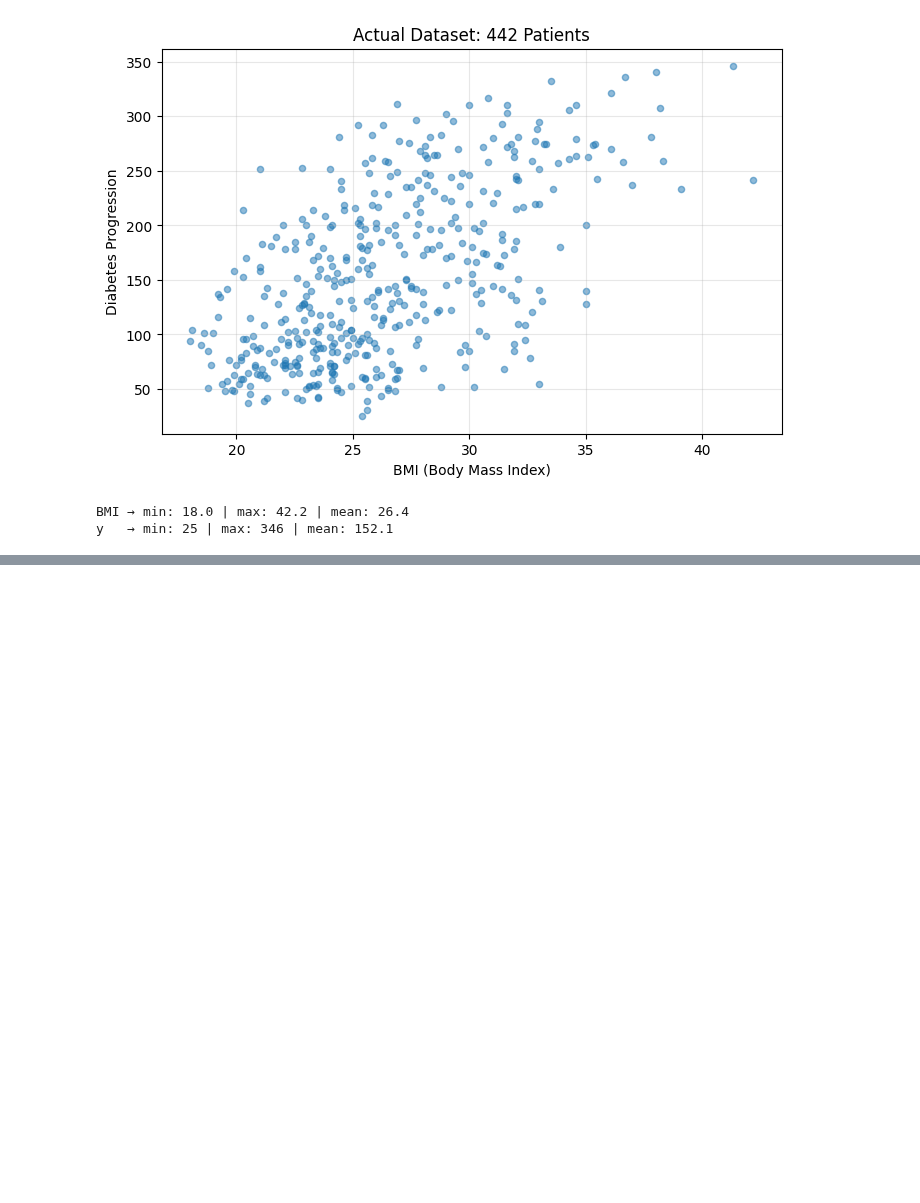
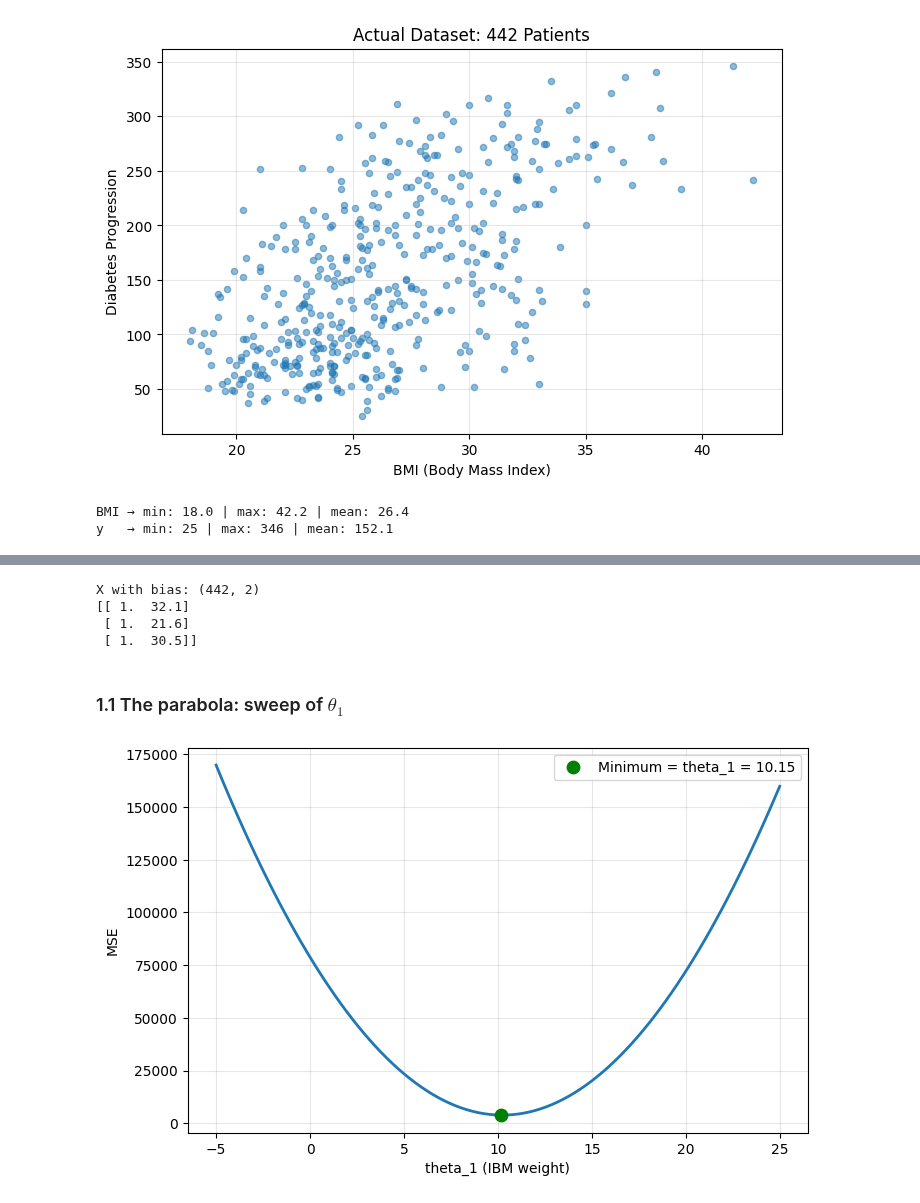
Before and after one commit to DavidCalebChaparroOrozco/hands-on-ml-sklearn-pytorch2026, a Jupyter notebook: notebooks/part1_fundamentals/ch04_training_models/02_gradient_descent_in_practice.ipynb, the cells around one changed output, grey strips where cells are left out. Cells and saved outputs as stored; diff of their text form; code cells hidden in the pictures; blank space fills up the shorter version.

```diff
--- a/notebooks/part1_fundamentals/ch04_training_models/02_gradient_descent_in_practice.ipynb
+++ b/notebooks/part1_fundamentals/ch04_training_models/02_gradient_descent_in_practice.ipynb
@@ -78,0 +85,45 @@ y   → min: 25 | max: 346 | mean: 152.1
+# %%
+def predict(X, theta):
+    '''
+        Model prediction: X already includes the column of 1s for theta_0 (the bias)
+    '''
+    return X @ theta
+
+def mse(X, y, theta):
+    '''
+        Cost function: how bad are we doing with this combination of thetas
+    '''
+    errors = predict(X, theta) - y
+    return np.mean(errors ** 2)
+
+# Design matrix: column of 1s (for theta_0) + BMI
+m = len(y)
+X = np.column_stack([np.ones(m), x_bmi])        # (442, 2)
+print("X with bias:", X.shape)
+print(X[:3])
+# %% [output]
+X with bias: (442, 2)
+[[ 1.  32.1]
+ [ 1.  21.6]
+ [ 1.  30.5]]
+# %% [markdown]
+### 1.1 The parabola: sweep of $\theta_1$
+# %%
+# Sweep of theta_1 (setting theta_0 = -117.8, close to its actual optimum)
+theta_0_fixed = -117.8
+values_theta1 = np.linspace(-5, 25, 100)
+costs = [mse(X, y, np.array([theta_0_fixed, t1])) for t1 in values_theta1]
+
+# Which was better?
+best_t1 = values_theta1[np.argmin(costs)]
+
+plt.figure(figsize=(8, 5))
+plt.plot(values_theta1, costs, lw=2)
+plt.scatter([best_t1], [min(costs)], color="green", zorder=5, s=80,
+            label=f"Minimum = theta_1 = {best_t1:.2f}")
+plt.xlabel("theta_1 (IBM weight)")
+plt.ylabel("MSE")
+plt.legend(); plt.grid(alpha=0.3)
+plt.show()
+# %% [output]
+[figure, added]
```
Also changed, not shown: parts of 11 cells of this notebook.
